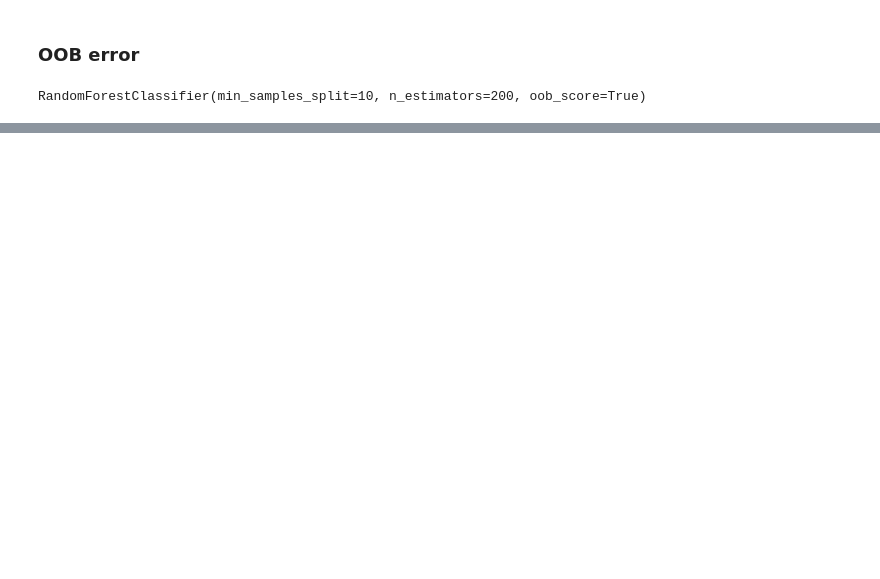
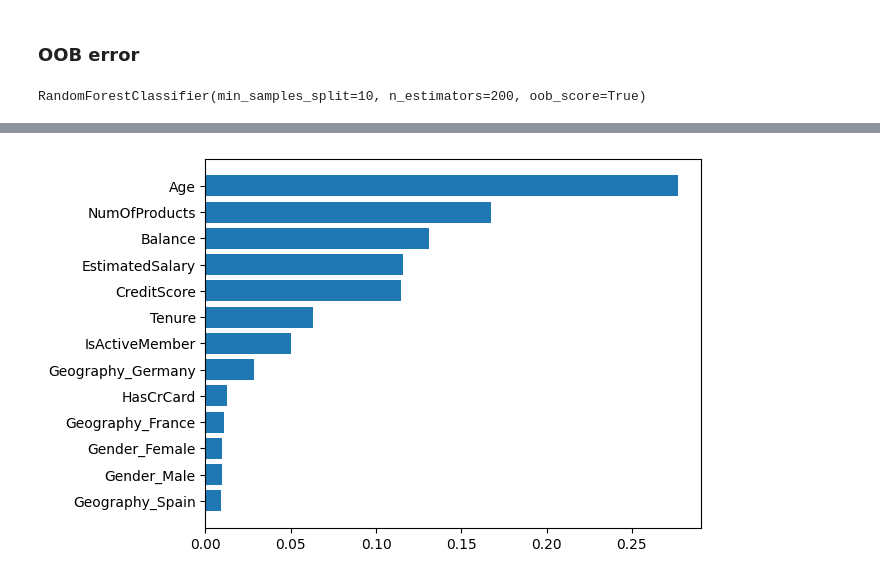
Before and after one commit to skarma91/logicmojo-data-science-april-2025, a Jupyter notebook: Lecture_materials/Class-32-02-08-2025-Decision_Tree_and_Random_Forest/Random_Forest.ipynb, the cells around one changed output, grey strips where cells are left out. Drawn from its saved outputs; the diff is of its cells as text; code cells hidden in the pictures; blank space fills up the shorter version.

Commit message:
modifying the random forest code

```diff
--- a/Lecture_materials/Class-32-02-08-2025-Decision_Tree_and_Random_Forest/Random_Forest.ipynb
+++ b/Lecture_materials/Class-32-02-08-2025-Decision_Tree_and_Random_Forest/Random_Forest.ipynb
@@ -76,0 +90,4 @@ X_train.shape
+# %%
+output_features = [x.split("__")[-1] for x in preprocessor.get_feature_names_out()]
+
+output_features
@@ -141,0 +233,6 @@ oob_error
+# %%
+model = RandomForestClassifier(n_estimators=200, min_samples_split=10)
+
+model.fit(X_train, y_train)
+
+model
@@ -141,0 +241,10 @@ oob_error
+# %%
+# Get feature importances
+importances = model.feature_importances_
+
+feature_importance_df = pd.DataFrame({
+    'Feature': output_features,
+    'Importance': importances
+}).sort_values(by='Importance', ascending=False)
+
+print(feature_importance_df)
@@ -141,0 +266,6 @@ oob_error
+# %%
+plt.barh(feature_importance_df['Feature'], feature_importance_df['Importance'])
+plt.gca().invert_yaxis()
+plt.show()
+# %% [output]
+[figure, added]
```
Also changed, not shown: parts of 12 cells of this notebook.
